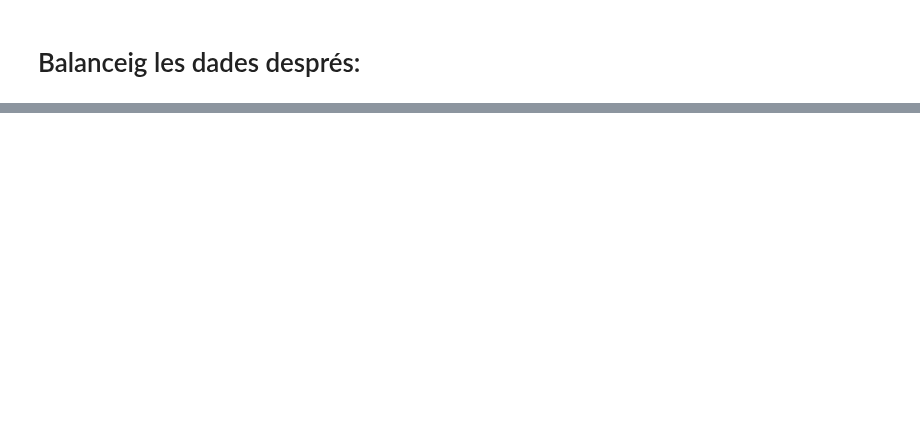
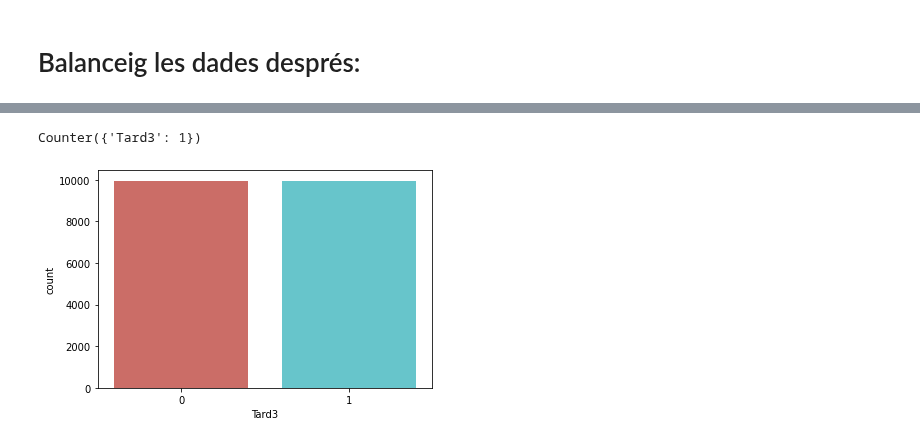
Before and after one commit to JMML2021/Entrega-projecte-final, a Jupyter notebook: utilitzar_loggistic_regression_per_mirar_els_coeficients_.ipynb, the cells around one changed output, grey strips where cells are left out. Drawn from its saved outputs; the diff is of its cells as text; code cells hidden in the pictures; blank space fills up the shorter version.

```diff
--- a/utilitzar_loggistic_regression_per_mirar_els_coeficients_.ipynb
+++ b/utilitzar_loggistic_regression_per_mirar_els_coeficients_.ipynb
@@ -476,0 +559,21 @@ x8      0.2924      0.0084    34.8372    0.0000     0.2760     0.3089
+# %%
+# example of random oversampling to balance the class distribution
+from collections import Counter
+from sklearn.datasets import make_classification
+from imblearn.over_sampling import RandomOverSampler
+
+# define oversampling strategy
+oversample = RandomOverSampler(sampling_strategy='minority')
+# fit and apply the transform
+X_over, y_over = oversample.fit_resample(X, y)
+# summarize class distribution
+print(Counter(y_over))
+y_over
+
+#df3= df2_sobremostrejat
+fig, ax = plt.subplots(figsize=(6, 4))
+sns.countplot(x='Tard3',data=y_over, palette='hls')
+plt.show()
+# %% [output]
+Counter({'Tard3': 1})
+[figure, added]
```
Also changed, not shown: parts of 12 cells of this notebook.
